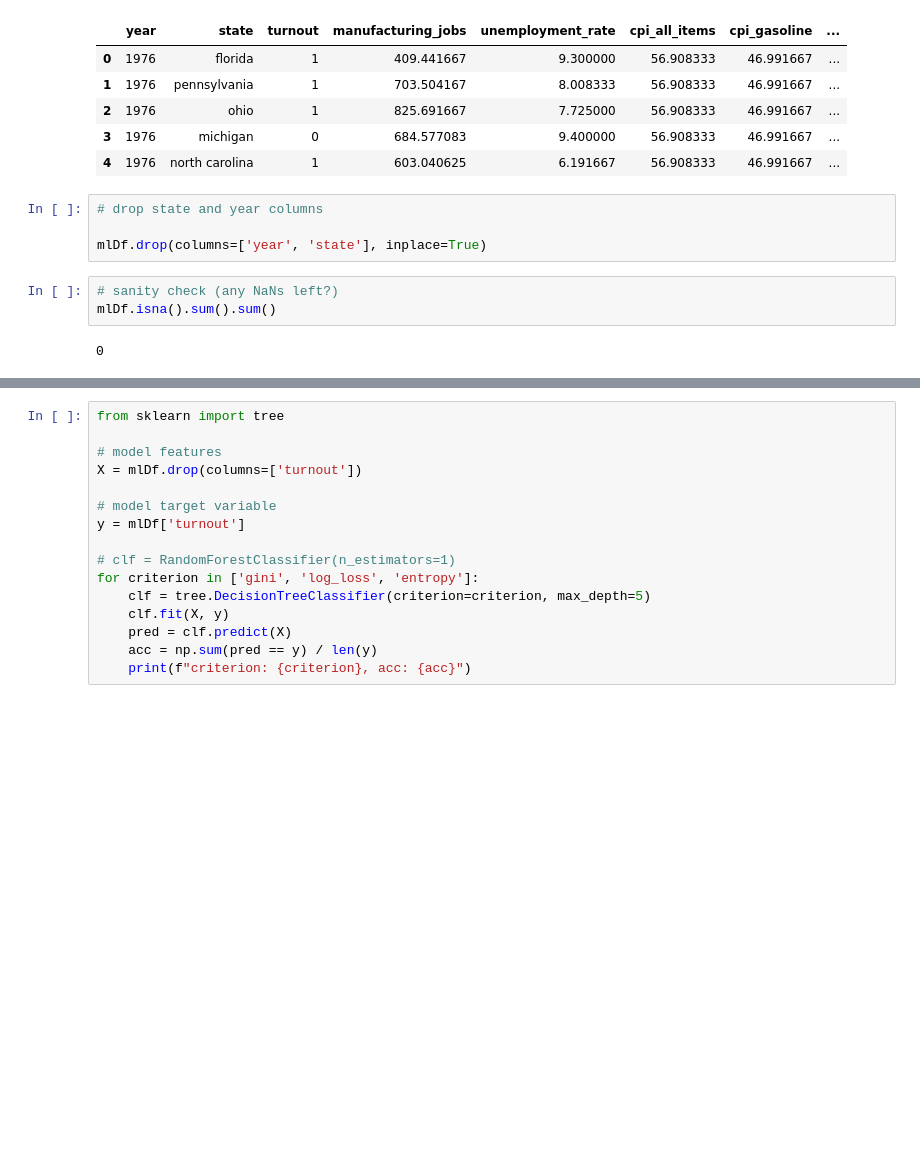
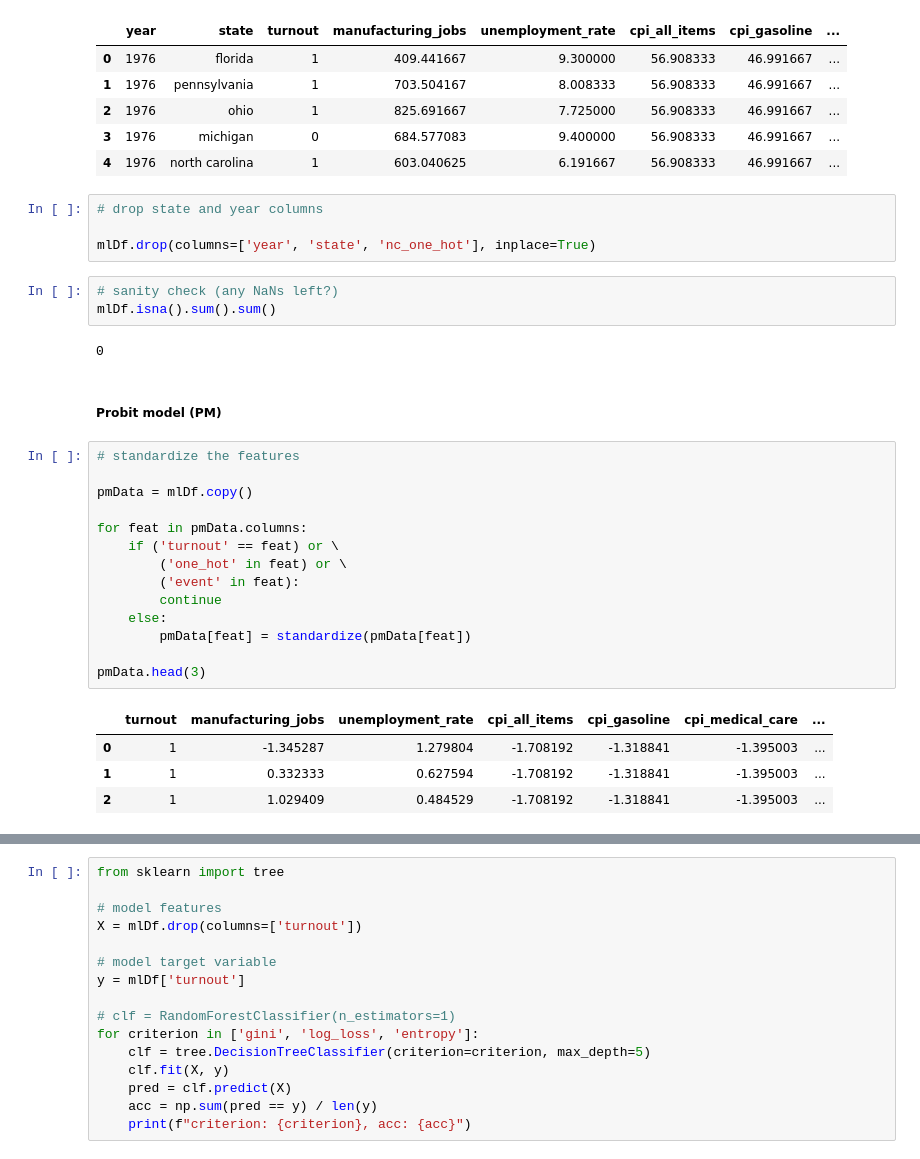
Before and after one commit to pndang/MATH189, a Jupyter notebook: Project/elections-analysis.ipynb, the cells around one changed output, grey strips where cells are left out. Cells and saved outputs as stored; diff of their text form; blank space fills up the shorter version.

Commit message:
add probit model

```diff
--- a/Project/elections-analysis.ipynb
+++ b/Project/elections-analysis.ipynb
@@ -795,9 +801,30 @@ mlDf.head()
 # %%
 # drop state and year columns
 
-mlDf.drop(columns=['year', 'state'], inplace=True)
+mlDf.drop(columns=['year', 'state', 'nc_one_hot'], inplace=True)
 # %%
 # sanity check (any NaNs left?)
 mlDf.isna().sum().sum()
 # %% [output]
 0
+# %% [markdown]
+##### Probit model (PM)
+# %%
+# standardize the features
+
+pmData = mlDf.copy()
+
+for feat in pmData.columns:
+    if ('turnout' == feat) or \
+        ('one_hot' in feat) or \
+        ('event' in feat):
+        continue
+    else:
+        pmData[feat] = standardize(pmData[feat])
+
+pmData.head(3)
+# %% [output]
+|  | turnout | manufacturing_jobs | unemployment_rate | cpi_all_items | cpi_gasoline | cpi_medical_care | ... |
+| 0 | 1 | -1.345287 | 1.279804 | -1.708192 | -1.318841 | -1.395003 | ... |
+| 1 | 1 | 0.332333 | 0.627594 | -1.708192 | -1.318841 | -1.395003 | ... |
+| 2 | 1 | 1.029409 | 0.484529 | -1.708192 | -1.318841 | -1.395003 | ... |
```
Also changed, not shown: parts of 10 cells of this notebook.
